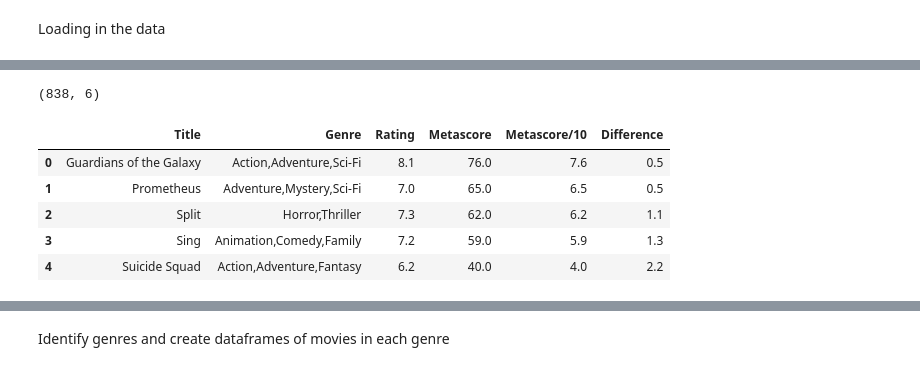
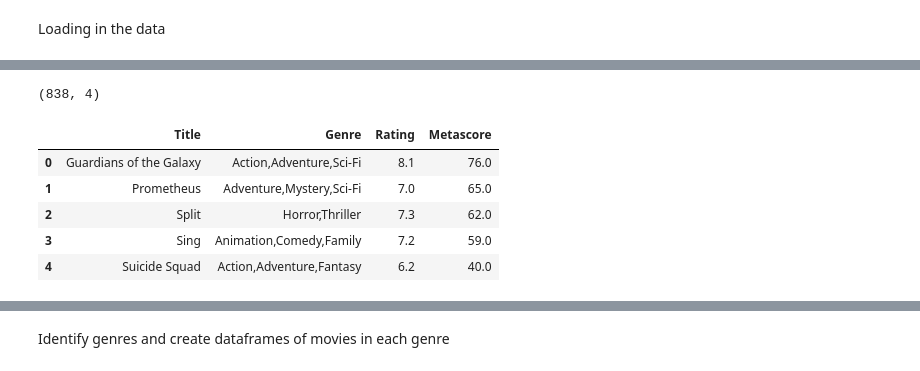
Before and after one commit to Laser11/GenreVDeltaRatings, a Jupyter notebook: FinalProject.ipynb, the cells around one changed output, grey strips where cells are left out. Cells and saved outputs as stored; diff of their text form; code cells hidden in the pictures.

```diff
--- a/project_nb.ipynb
+++ b/FinalProject.ipynb
@@ -30,14 +74,17 @@ db_base['Difference'] = db_base['Rating'] - db_base['Metascore/10']
 # %%
+#Eliminate rows with no rating
+db_base = db_base.dropna()
+
 #Create a copy with only some of the fields
 db_movies = db_base.copy()
-db_movies = db_movies[['Title','Genre','Rating','Metascore','Metascore/10','Difference']]
+db_movies = db_movies[['Title','Genre','Rating','Metascore']]
 print(db_movies.shape)
 db_movies.head()
 # %% [output]
-(838, 6)
+(838, 4)
-|  | Title | Genre | Rating | Metascore | Metascore/10 | Difference |
-| 0 | Guardians of the Galaxy | Action,Adventure,Sci-Fi | 8.1 | 76.0 | 7.6 | 0.5 |
-| 1 | Prometheus | Adventure,Mystery,Sci-Fi | 7.0 | 65.0 | 6.5 | 0.5 |
-| 2 | Split | Horror,Thriller | 7.3 | 62.0 | 6.2 | 1.1 |
-| 3 | Sing | Animation,Comedy,Family | 7.2 | 59.0 | 5.9 | 1.3 |
-| 4 | Suicide Squad | Action,Adventure,Fantasy | 6.2 | 40.0 | 4.0 | 2.2 |
+|  | Title | Genre | Rating | Metascore |
+| 0 | Guardians of the Galaxy | Action,Adventure,Sci-Fi | 8.1 | 76.0 |
+| 1 | Prometheus | Adventure,Mystery,Sci-Fi | 7.0 | 65.0 |
+| 2 | Split | Horror,Thriller | 7.3 | 62.0 |
+| 3 | Sing | Animation,Comedy,Family | 7.2 | 59.0 |
+| 4 | Suicide Squad | Action,Adventure,Fantasy | 6.2 | 40.0 |
```
Also changed, not shown: parts of 27 cells of this notebook.
